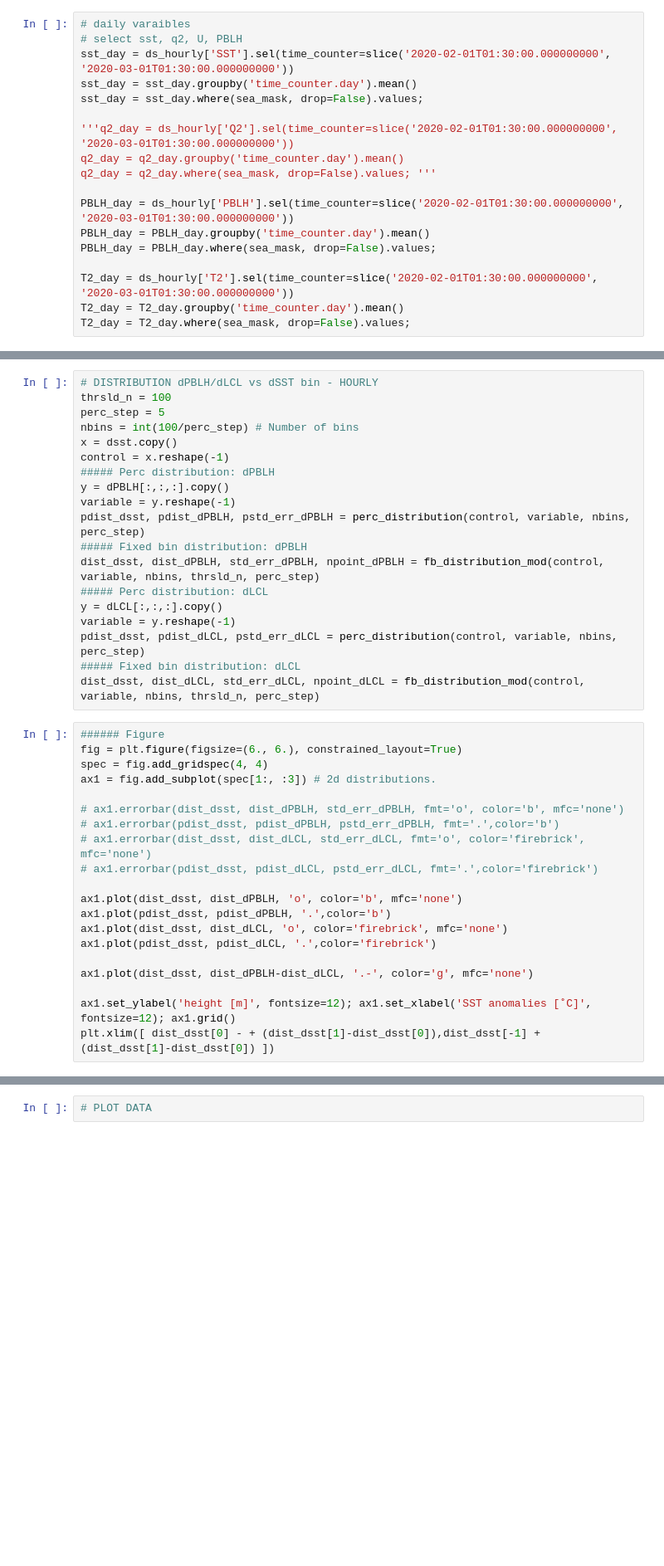
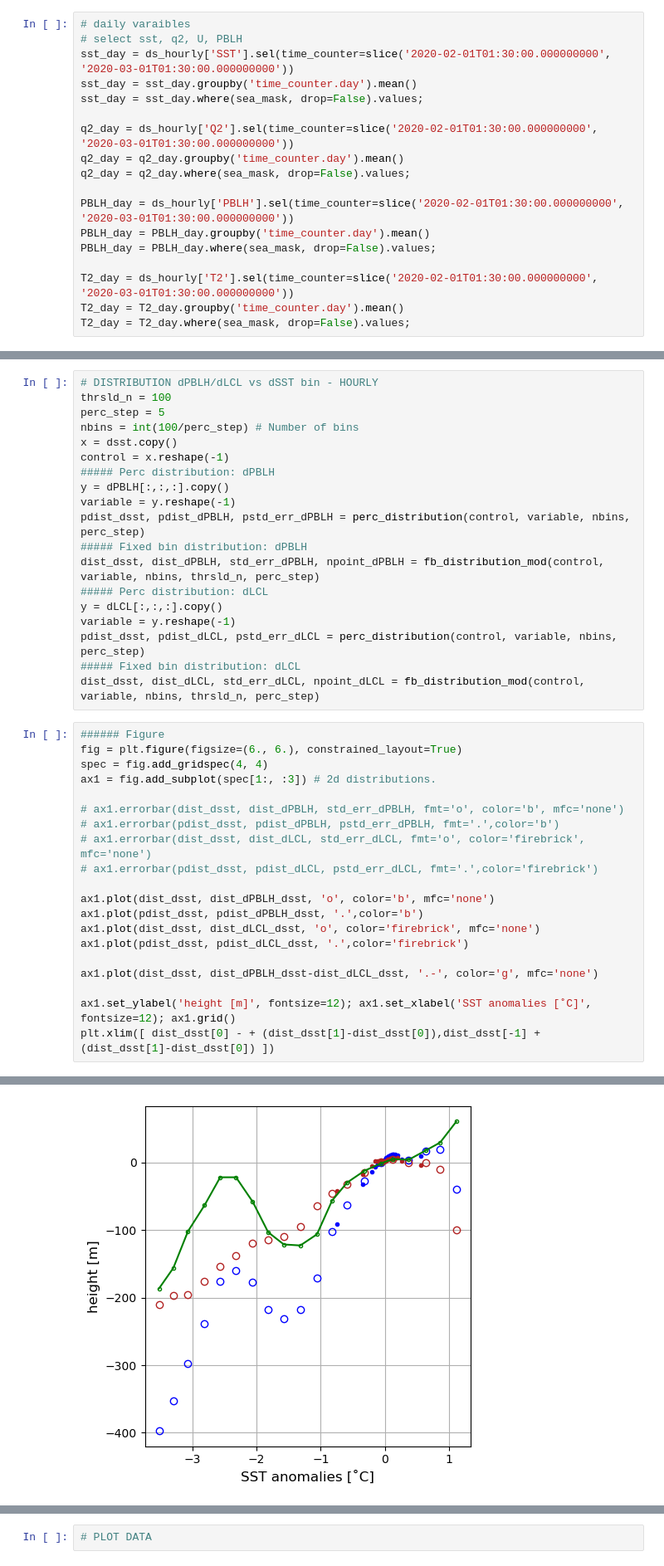
Before and after one commit to meteorologopazzo/thesis_material, a Jupyter notebook: EURECA_scripts/PBLH_LCL_CCL.ipynb, the cells around one changed output, grey strips where cells are left out. Shown: that part at 83% size. Cells and saved outputs as stored; diff of their text form; blank space fills up the shorter version.

```diff
--- a/EURECA_scripts/PBLH_LCL_CCL.ipynb
+++ b/EURECA_scripts/PBLH_LCL_CCL.ipynb
@@ -51,9 +51,9 @@ sst_day = ds_hourly['SST'].sel(time_counter=slice('2020-02-01T01:30:00.000000000
 sst_day = sst_day.groupby('time_counter.day').mean()
 sst_day = sst_day.where(sea_mask, drop=False).values;
 
-'''q2_day = ds_hourly['Q2'].sel(time_counter=slice('2020-02-01T01:30:00.000000000', '2020-03-01T01:30:00.000000000'))
+q2_day = ds_hourly['Q2'].sel(time_counter=slice('2020-02-01T01:30:00.000000000', '2020-03-01T01:30:00.000000000'))
 q2_day = q2_day.groupby('time_counter.day').mean()
-q2_day = q2_day.where(sea_mask, drop=False).values; '''
+q2_day = q2_day.where(sea_mask, drop=False).values;
 
 PBLH_day = ds_hourly['PBLH'].sel(time_counter=slice('2020-02-01T01:30:00.000000000', '2020-03-01T01:30:00.000000000'))
 PBLH_day = PBLH_day.groupby('time_counter.day').mean()
@@ -708,12 +802,13 @@ ax1 = fig.add_subplot(spec[1:, :3]) # 2d distributions.
 # ax1.errorbar(dist_dsst, dist_dLCL, std_err_dLCL, fmt='o', color='firebrick', mfc='none')
 # ax1.errorbar(pdist_dsst, pdist_dLCL, pstd_err_dLCL, fmt='.',color='firebrick')
 
-ax1.plot(dist_dsst, dist_dPBLH, 'o', color='b', mfc='none')
-ax1.plot(pdist_dsst, pdist_dPBLH, '.',color='b')
-ax1.plot(dist_dsst, dist_dLCL, 'o', color='firebrick', mfc='none')
-ax1.plot(pdist_dsst, pdist_dLCL, '.',color='firebrick')
+ax1.plot(dist_dsst, dist_dPBLH_dsst, 'o', color='b', mfc='none')
+ax1.plot(pdist_dsst, pdist_dPBLH_dsst, '.',color='b')
+ax1.plot(dist_dsst, dist_dLCL_dsst, 'o', color='firebrick', mfc='none')
+ax1.plot(pdist_dsst, pdist_dLCL_dsst, '.',color='firebrick')
 
-ax1.plot(dist_dsst, dist_dPBLH-dist_dLCL, '.-', color='g', mfc='none')
+ax1.plot(dist_dsst, dist_dPBLH_dsst-dist_dLCL_dsst, '.-', color='g', mfc='none')
 
 ax1.set_ylabel('height [m]', fontsize=12); ax1.set_xlabel('SST anomalies [˚C]', fontsize=12); ax1.grid()
 plt.xlim([ dist_dsst[0] - + (dist_dsst[1]-dist_dsst[0]),dist_dsst[-1] + (dist_dsst[1]-dist_dsst[0]) ])
+# %% [output]
@@ -720,3 +816,4 @@ plt.xlim([ dist_dsst[0] - + (dist_dsst[1]-dist_dsst[0]),dist_dsst[-1] + (dist_ds
+[figure, added]
 # %%
 path_bindist = '/home/matteo/Eureca/COARE35/Results/acquistapace_bindist/'
 # PERC DISTRIBUTION
```
Also changed, not shown: parts of 15 cells of this notebook, 11 other files.
